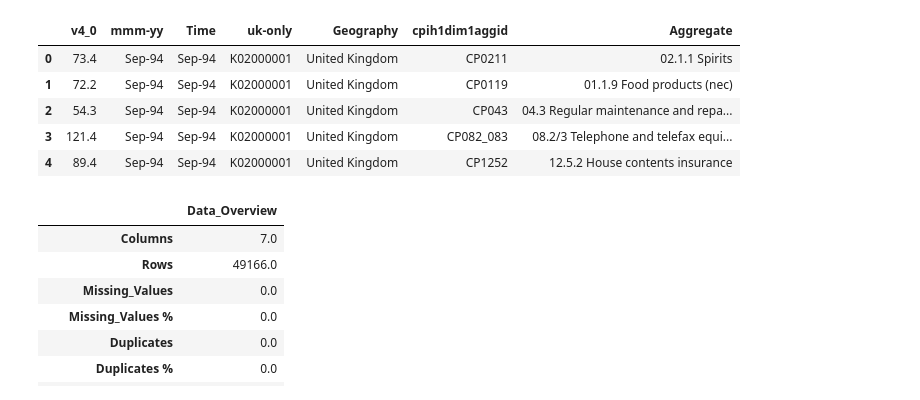
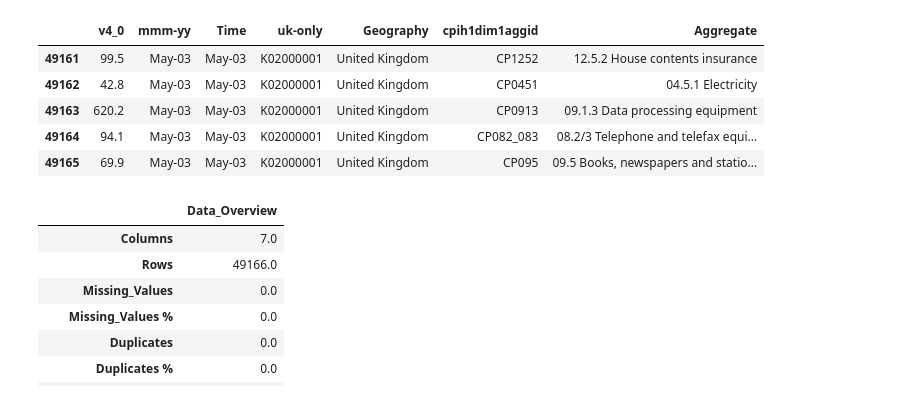
Before and after one commit to sisqodataclub/project_3D, a Jupyter notebook: Untitled.ipynb, the cells around one changed output. Drawn from its saved outputs; the diff is of its cells as text; code cells hidden in the pictures.

```diff
--- a/Untitled.ipynb
+++ b/Untitled.ipynb
@@ -1,27 +47,27 @@
 # %%
 import pandas as pd
 from sqlalchemy import create_engine
 
 # 1. Connect to your Postgres database using the external IP
 # Format: postgresql://username:password@host:port/database_name
 db_url = "postgresql://dbuser:strongpassword@46.225.16.57:5432/mydb"
 engine = create_engine(db_url)
 
 # 2. Query the raw bronze data
 query = "SELECT * FROM bronze.ons_cpi_tabular;"
 
 # 3. Load it into a Pandas DataFrame
 df = pd.read_sql(query, engine)
 
 # 4. Display the first 5 rows to confirm it worked
-display(df.head())
+display(df.tail())
 # %% [output]
 |  | v4_0 | mmm-yy | Time | uk-only | Geography | cpih1dim1aggid | Aggregate |
-| 0 | 73.4 | Sep-94 | Sep-94 | K02000001 | United Kingdom | CP0211 | 02.1.1 Spirits |
-| 1 | 72.2 | Sep-94 | Sep-94 | K02000001 | United Kingdom | CP0119 | 01.1.9 Food products (nec) |
-| 2 | 54.3 | Sep-94 | Sep-94 | K02000001 | United Kingdom | CP043 | 04.3 Regular maintenance and repa... |
-| 3 | 121.4 | Sep-94 | Sep-94 | K02000001 | United Kingdom | CP082_083 | 08.2/3 Telephone and telefax equi... |
-| 4 | 89.4 | Sep-94 | Sep-94 | K02000001 | United Kingdom | CP1252 | 12.5.2 House contents insurance |
+| 49161 | 99.5 | May-03 | May-03 | K02000001 | United Kingdom | CP1252 | 12.5.2 House contents insurance |
+| 49162 | 42.8 | May-03 | May-03 | K02000001 | United Kingdom | CP0451 | 04.5.1 Electricity |
+| 49163 | 620.2 | May-03 | May-03 | K02000001 | United Kingdom | CP0913 | 09.1.3 Data processing equipment |
+| 49164 | 94.1 | May-03 | May-03 | K02000001 | United Kingdom | CP082_083 | 08.2/3 Telephone and telefax equi... |
+| 49165 | 69.9 | May-03 | May-03 | K02000001 | United Kingdom | CP095 | 09.5 Books, newspapers and statio... |
 # %%
 def data_overview(data, title):
     overview_analysis = {f'{title}':[data.shape[1], data.shape[0],
```
Also changed, not shown: parts of 3 cells of this notebook, 1 other file.
